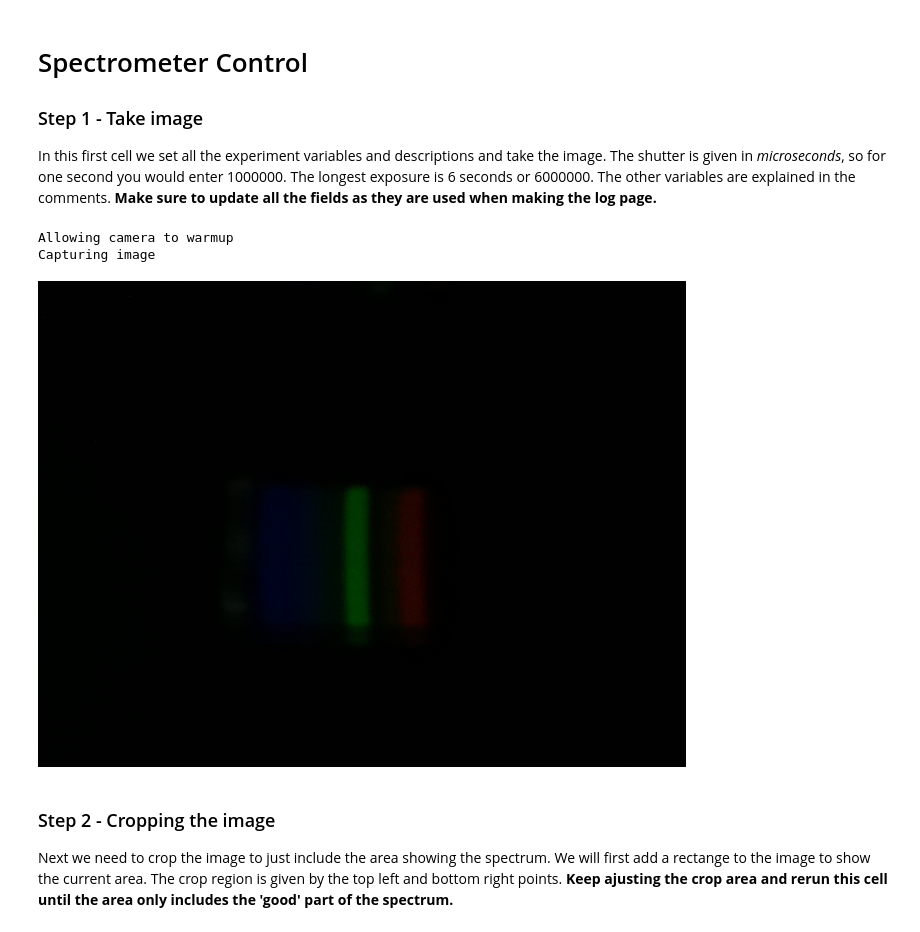
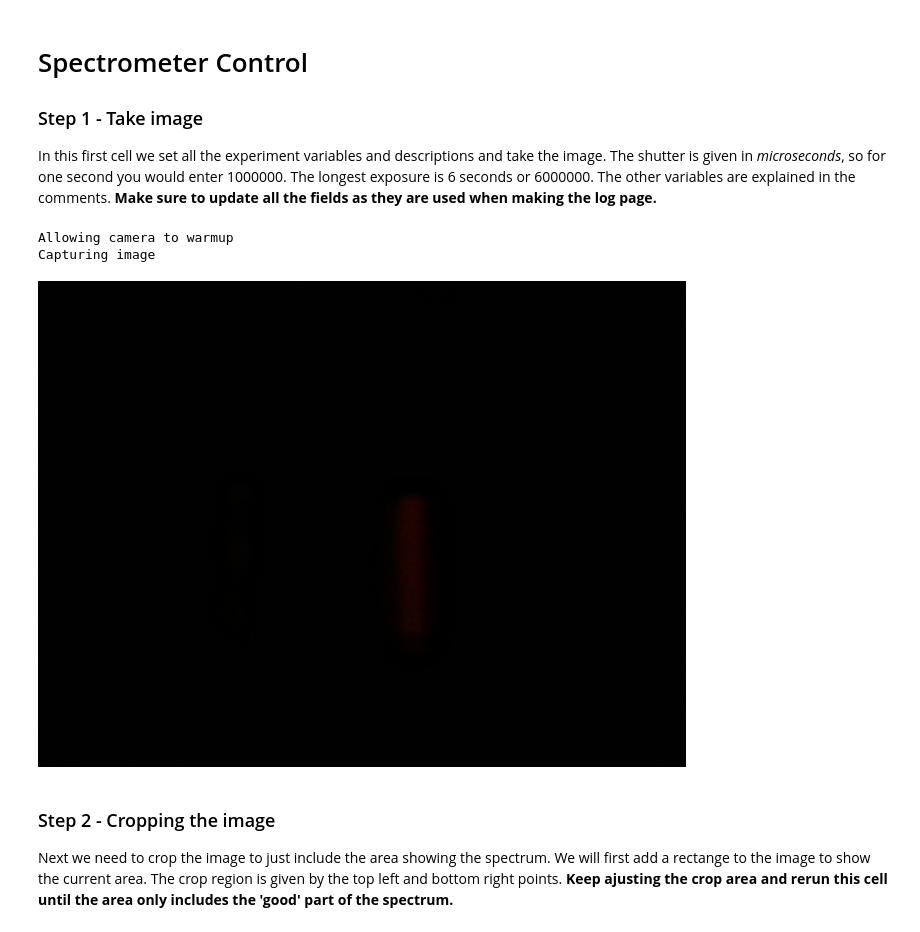
Before and after one commit to apzzd/LegoSpectrometer, a Jupyter notebook: SpectrometerControl.ipynb, the cells around one changed output. Cells and saved outputs as stored; diff of their text form; code cells hidden in the pictures.

```diff
--- a/SpectrometerControl.ipynb
+++ b/SpectrometerControl.ipynb
@@ -179,25 +179,25 @@ In this first cell we set all the experiment variables and descriptions and take
 # %%
 # Change these to match your experiment
 
 lightSource        = "sunlite 60 watt 'super mini spiral' super white"
 scientistName      = "Ada P Dyer"
-transmissionSample = "none"
+transmissionSample = "Red laser safety glasses"
 experimentNotes    = '''
-Normal size slit. Tracing paper. Bulb is very close to spectrometer.
+Normal size slit. Tracing paper between glasses and slit. This should be interesting!!
 '''
 measurementTaken = strftime("%Y%m%d-%H%M%S")
 niceLookingDatetime = strftime("%m/%d/%Y - %H:%M:%S")
 
 # Exposure time
 shutter = 2000
 
 # Take the image, save and display
 raw = takePicture(shutter)
 raw
 # %% [output]
 Allowing camera to warmup
 Capturing image
-[figure, old version]
+[figure, new version]
 # %% [markdown]
 ### Step 2 - Cropping the image
 
```
Also changed, not shown: parts of 6 cells of this notebook, 11 other files.
